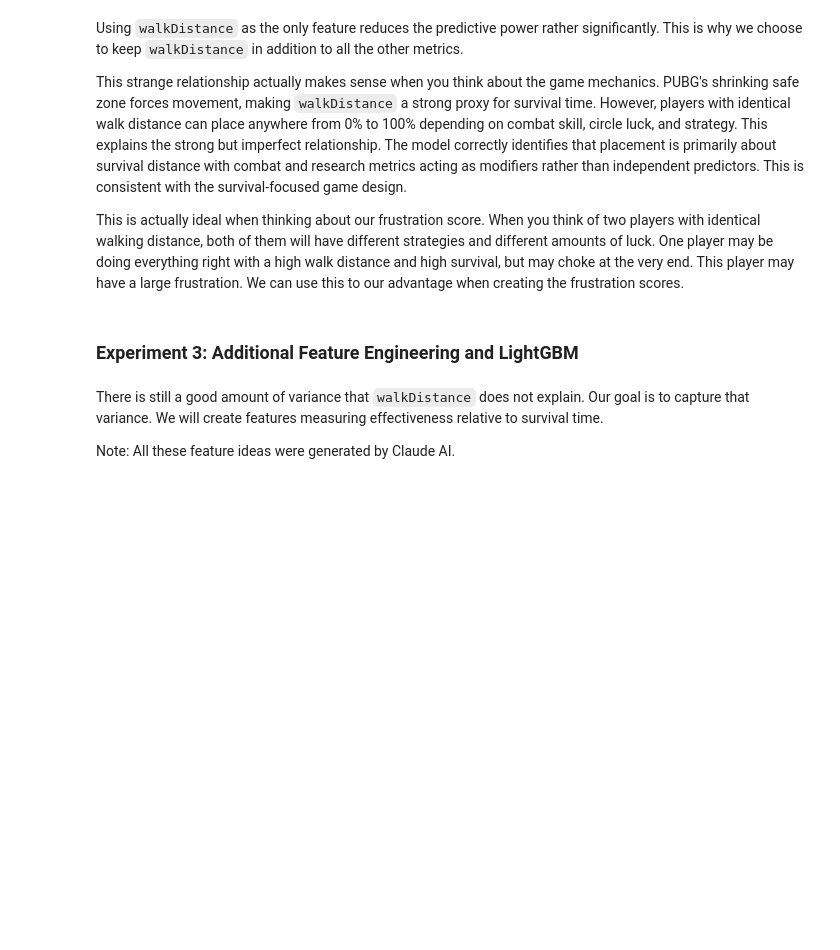
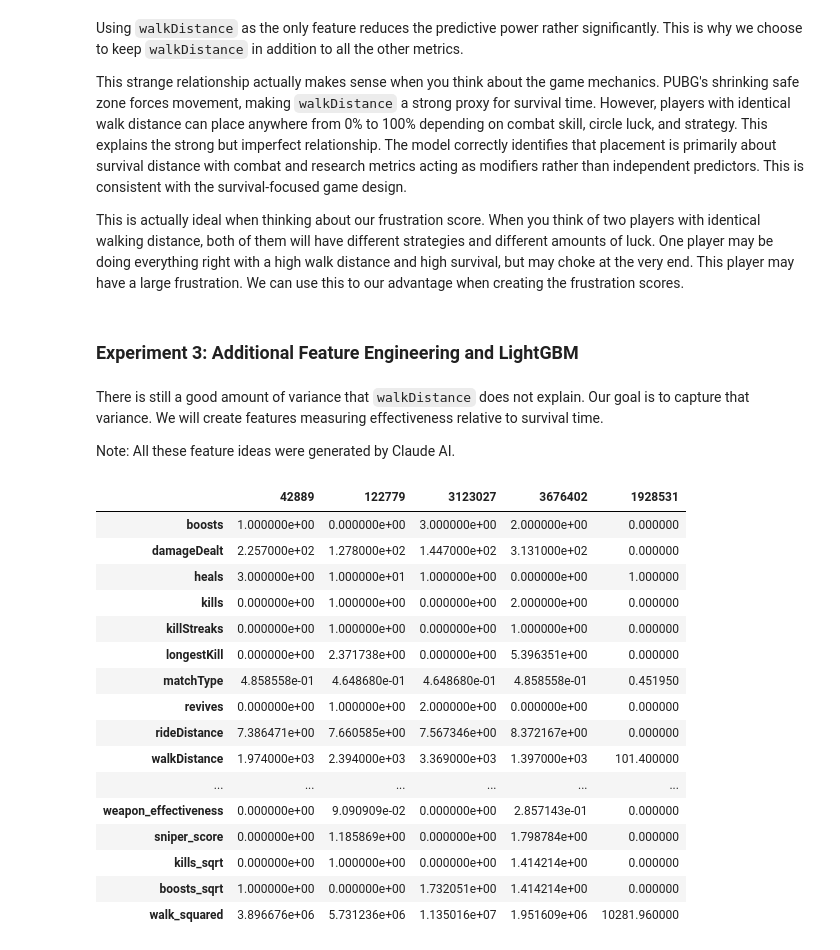
Before and after one commit to dganesh05/project-3, a Jupyter notebook: project-revised.ipynb, the cells around one changed output. Saved outputs shown, nothing was run; the diff lists cells and outputs as text; code cells hidden in the pictures; blank space fills up the shorter version.

```diff
--- a/project-revised.ipynb
+++ b/project-revised.ipynb
@@ -1141,0 +1144,20 @@ X_val_eng['walk_squared'] = X_val_eng['walkDistance'] ** 2
+# %%
+X_train_final_exp3.head().T
+# %% [output]
+|  | 42889 | 122779 | 3123027 | 3676402 | 1928531 |
+| boosts | 1.000000e+00 | 0.000000e+00 | 3.000000e+00 | 2.000000e+00 | 0.000000 |
+| damageDealt | 2.257000e+02 | 1.278000e+02 | 1.447000e+02 | 3.131000e+02 | 0.000000 |
+| heals | 3.000000e+00 | 1.000000e+01 | 1.000000e+00 | 0.000000e+00 | 1.000000 |
+| kills | 0.000000e+00 | 1.000000e+00 | 0.000000e+00 | 2.000000e+00 | 0.000000 |
+| killStreaks | 0.000000e+00 | 1.000000e+00 | 0.000000e+00 | 1.000000e+00 | 0.000000 |
+| longestKill | 0.000000e+00 | 2.371738e+00 | 0.000000e+00 | 5.396351e+00 | 0.000000 |
+| matchType | 4.858558e-01 | 4.648680e-01 | 4.648680e-01 | 4.858558e-01 | 0.451950 |
+| revives | 0.000000e+00 | 1.000000e+00 | 2.000000e+00 | 0.000000e+00 | 0.000000 |
+| rideDistance | 7.386471e+00 | 7.660585e+00 | 7.567346e+00 | 8.372167e+00 | 0.000000 |
+| walkDistance | 1.974000e+03 | 2.394000e+03 | 3.369000e+03 | 1.397000e+03 | 101.400000 |
+| ... | ... | ... | ... | ... | ... |
+| weapon_effectiveness | 0.000000e+00 | 9.090909e-02 | 0.000000e+00 | 2.857143e-01 | 0.000000 |
+| sniper_score | 0.000000e+00 | 1.185869e+00 | 0.000000e+00 | 1.798784e+00 | 0.000000 |
+| kills_sqrt | 0.000000e+00 | 1.000000e+00 | 0.000000e+00 | 1.414214e+00 | 0.000000 |
+| boosts_sqrt | 1.000000e+00 | 0.000000e+00 | 1.732051e+00 | 1.414214e+00 | 0.000000 |
+| walk_squared | 3.896676e+06 | 5.731236e+06 | 1.135016e+07 | 1.951609e+06 | 10281.960000 |
```
Also changed, not shown: parts of 13 cells of this notebook.
